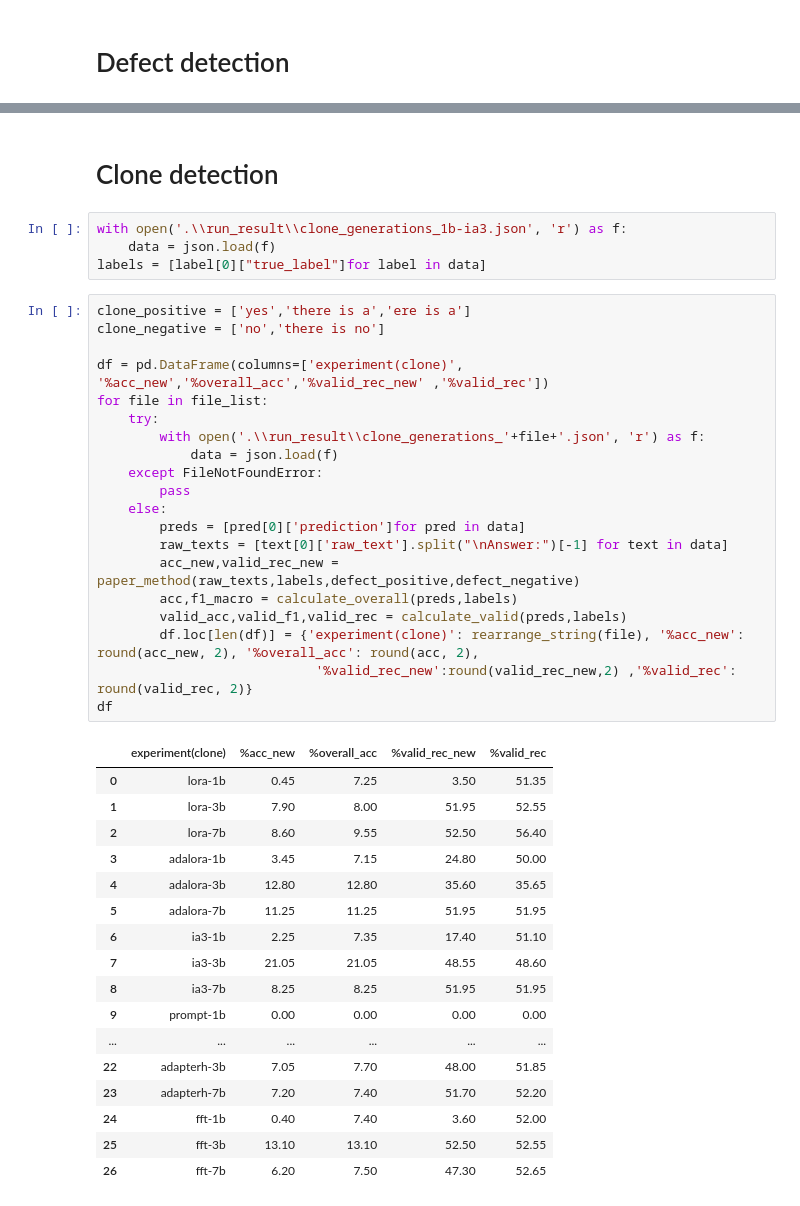
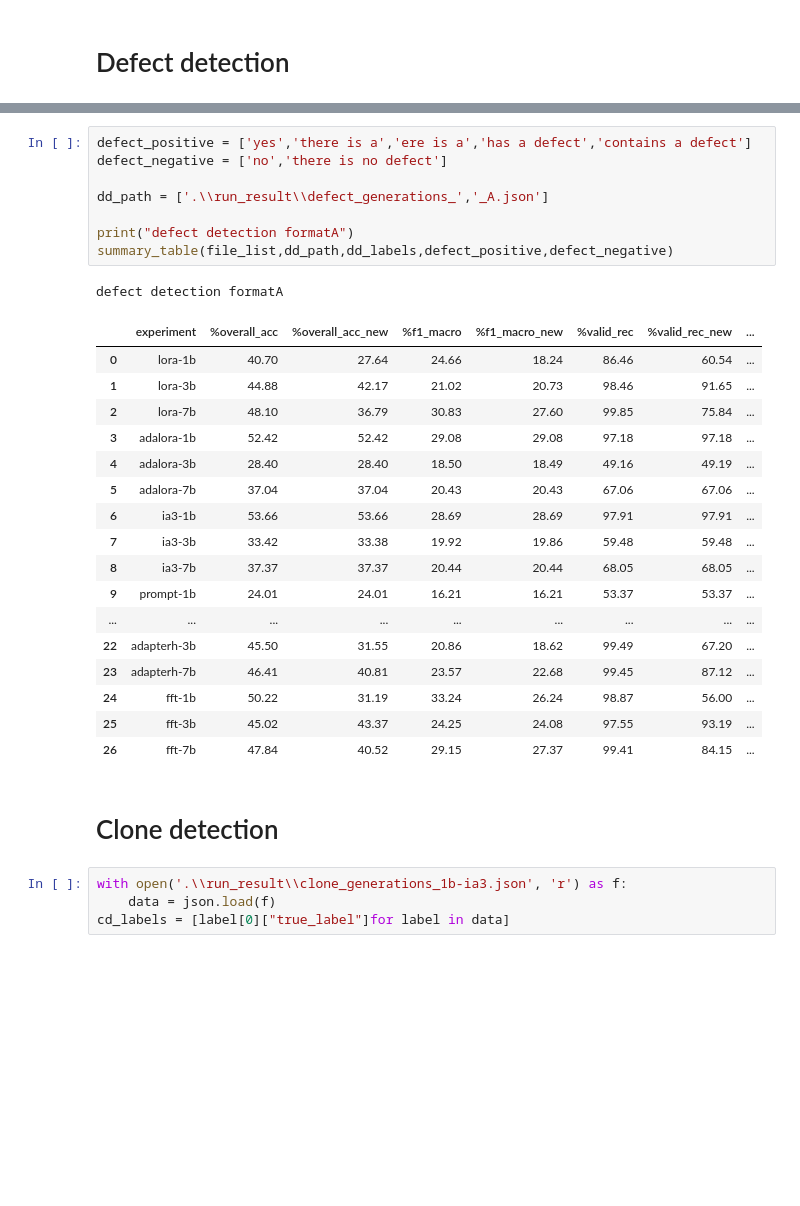
Before and after one commit to ReinDeer25/bigcode-evaluation-harness, a Jupyter notebook: metric_calculation.ipynb, the cells around one changed output, grey strips where cells are left out. Cells and saved outputs as stored; diff of their text form; blank space fills up the shorter version.

```diff
--- a/metric_calculation.ipynb
+++ b/metric_calculation.ipynb
@@ -138,44 +135,33 @@ df
+# %%
+defect_positive = ['yes','there is a','ere is a','has a defect','contains a defect']
+defect_negative = ['no','there is no defect']
+
+dd_path = ['.\\run_result\\defect_generations_','_A.json']
+
+print("defect detection formatA")
+summary_table(file_list,dd_path,dd_labels,defect_positive,defect_negative)
+# %% [output]
+defect detection formatA
+|  | experiment | %overall_acc | %overall_acc_new | %f1_macro | %f1_macro_new | %valid_rec | %valid_rec_new | ... |
+| 0 | lora-1b | 40.70 | 27.64 | 24.66 | 18.24 | 86.46 | 60.54 | ... |
+| 1 | lora-3b | 44.88 | 42.17 | 21.02 | 20.73 | 98.46 | 91.65 | ... |
+| 2 | lora-7b | 48.10 | 36.79 | 30.83 | 27.60 | 99.85 | 75.84 | ... |
+| 3 | adalora-1b | 52.42 | 52.42 | 29.08 | 29.08 | 97.18 | 97.18 | ... |
+| 4 | adalora-3b | 28.40 | 28.40 | 18.50 | 18.49 | 49.16 | 49.19 | ... |
+| 5 | adalora-7b | 37.04 | 37.04 | 20.43 | 20.43 | 67.06 | 67.06 | ... |
+| 6 | ia3-1b | 53.66 | 53.66 | 28.69 | 28.69 | 97.91 | 97.91 | ... |
+| 7 | ia3-3b | 33.42 | 33.38 | 19.92 | 19.86 | 59.48 | 59.48 | ... |
+| 8 | ia3-7b | 37.37 | 37.37 | 20.44 | 20.44 | 68.05 | 68.05 | ... |
+| 9 | prompt-1b | 24.01 | 24.01 | 16.21 | 16.21 | 53.37 | 53.37 | ... |
+| ... | ... | ... | ... | ... | ... | ... | ... | ... |
+| 22 | adapterh-3b | 45.50 | 31.55 | 20.86 | 18.62 | 99.49 | 67.20 | ... |
+| 23 | adapterh-7b | 46.41 | 40.81 | 23.57 | 22.68 | 99.45 | 87.12 | ... |
+| 24 | fft-1b | 50.22 | 31.19 | 33.24 | 26.24 | 98.87 | 56.00 | ... |
+| 25 | fft-3b | 45.02 | 43.37 | 24.25 | 24.08 | 97.55 | 93.19 | ... |
+| 26 | fft-7b | 47.84 | 40.52 | 29.15 | 27.37 | 99.41 | 84.15 | ... |
 # %% [markdown]
 # Clone detection
 # %%
 with open('.\\run_result\\clone_generations_1b-ia3.json', 'r') as f:
     data = json.load(f)
-labels = [label[0]["true_label"]for label in data]
+cd_labels = [label[0]["true_label"]for label in data]
-# %%
-clone_positive = ['yes','there is a','ere is a']
-clone_negative = ['no','there is no']
-
-df = pd.DataFrame(columns=['experiment(clone)', '%acc_new','%overall_acc','%valid_rec_new' ,'%valid_rec'])
-for file in file_list:
-    try:
-        with open('.\\run_result\\clone_generations_'+file+'.json', 'r') as f:
-            data = json.load(f)
-    except FileNotFoundError:
-        pass
-    else:
-        preds = [pred[0]['prediction']for pred in data]
-        raw_texts = [text[0]['raw_text'].split("\nAnswer:")[-1] for text in data]
-        acc_new,valid_rec_new = paper_method(raw_texts,labels,defect_positive,defect_negative)
-        acc,f1_macro = calculate_overall(preds,labels)
-        valid_acc,valid_f1,valid_rec = calculate_valid(preds,labels)
-        df.loc[len(df)] = {'experiment(clone)': rearrange_string(file), '%acc_new': round(acc_new, 2), '%overall_acc': round(acc, 2),
-                            '%valid_rec_new':round(valid_rec_new,2) ,'%valid_rec': round(valid_rec, 2)}
-df
-# %% [output]
-|  | experiment(clone) | %acc_new | %overall_acc | %valid_rec_new | %valid_rec |
-| 0 | lora-1b | 0.45 | 7.25 | 3.50 | 51.35 |
-| 1 | lora-3b | 7.90 | 8.00 | 51.95 | 52.55 |
-| 2 | lora-7b | 8.60 | 9.55 | 52.50 | 56.40 |
-| 3 | adalora-1b | 3.45 | 7.15 | 24.80 | 50.00 |
-| 4 | adalora-3b | 12.80 | 12.80 | 35.60 | 35.65 |
-| 5 | adalora-7b | 11.25 | 11.25 | 51.95 | 51.95 |
-| 6 | ia3-1b | 2.25 | 7.35 | 17.40 | 51.10 |
-| 7 | ia3-3b | 21.05 | 21.05 | 48.55 | 48.60 |
-| 8 | ia3-7b | 8.25 | 8.25 | 51.95 | 51.95 |
-| 9 | prompt-1b | 0.00 | 0.00 | 0.00 | 0.00 |
-| ... | ... | ... | ... | ... | ... |
-| 22 | adapterh-3b | 7.05 | 7.70 | 48.00 | 51.85 |
-| 23 | adapterh-7b | 7.20 | 7.40 | 51.70 | 52.20 |
-| 24 | fft-1b | 0.40 | 7.40 | 3.60 | 52.00 |
-| 25 | fft-3b | 13.10 | 13.10 | 52.50 | 52.55 |
-| 26 | fft-7b | 6.20 | 7.50 | 47.30 | 52.65 |
```
Also changed, not shown: parts of 11 cells of this notebook.
